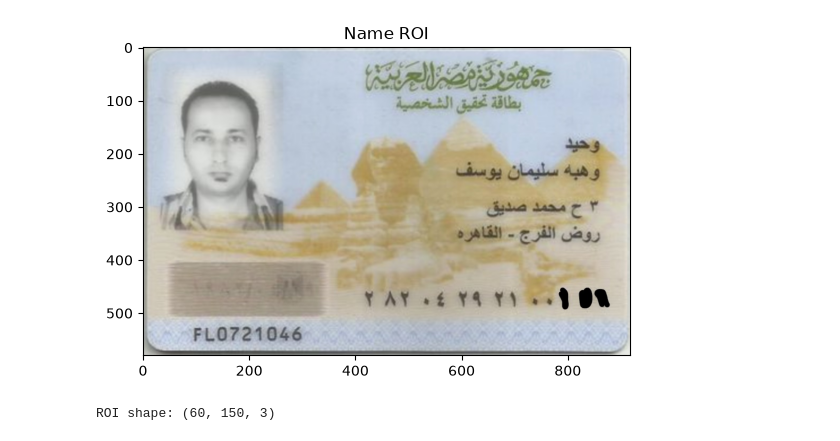
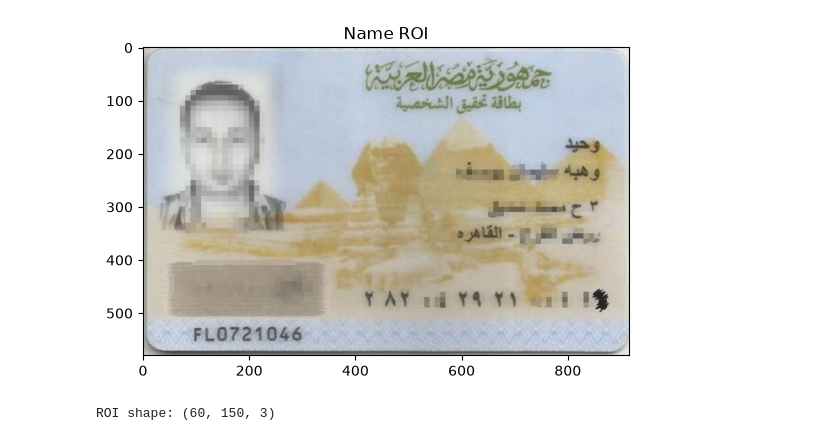
Before and after one commit to midonashaat19/ID-IMAGE_PREPROCESS, a Jupyter notebook: Hieght_of_word.ipynb, the cells around one changed output. Drawn from its saved outputs; the diff is of its cells as text; code cells hidden in the pictures.

```diff
--- a/Hieght_of_word.ipynb
+++ b/Hieght_of_word.ipynb
@@ -9,25 +9,25 @@ model = YOLO(r'c:\Users\HP\Desktop\ID_OCR\detect_id_card.pt')
 import matplotlib.pyplot as plt
 import numpy as np
 # %%
-template = cv2.imread(r"c:\Users\HP\Desktop\ids2026\InkedT - Copy_LI.jpg")
+template = cv2.imread("test.jpeg")
 
 
 plt.figure(figsize=(10, 4))
 
 plt.imshow(
     cv2.cvtColor(
         template,
         cv2.COLOR_BGR2RGB
     )
 )
 
 plt.title("Name ROI")
 
 
 
 plt.show()
 # %% [output]
-[figure, old version]
+[figure, new version]
 # %%
 name_roi = template[150:210, 750:900]
 
```
Also changed, not shown: parts of 8 cells of this notebook, 5 other files.
